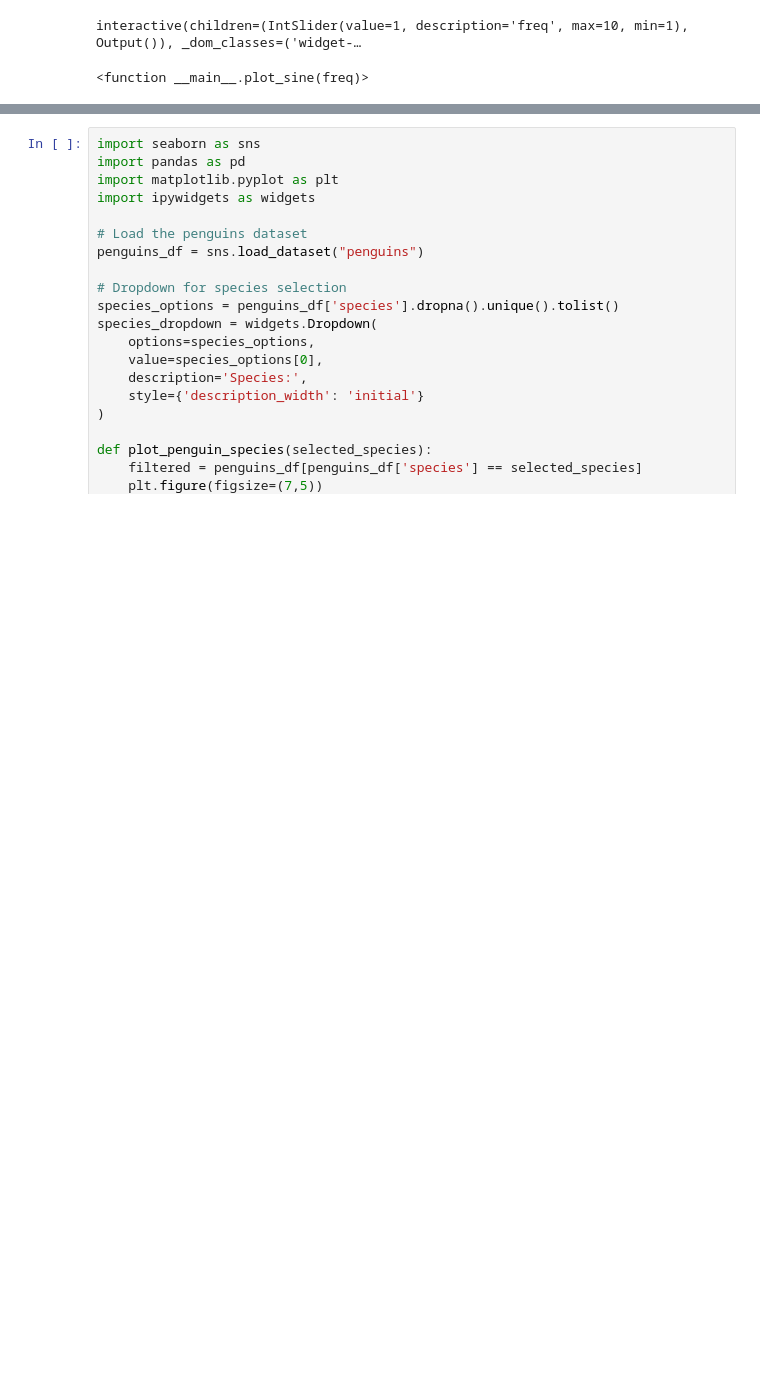
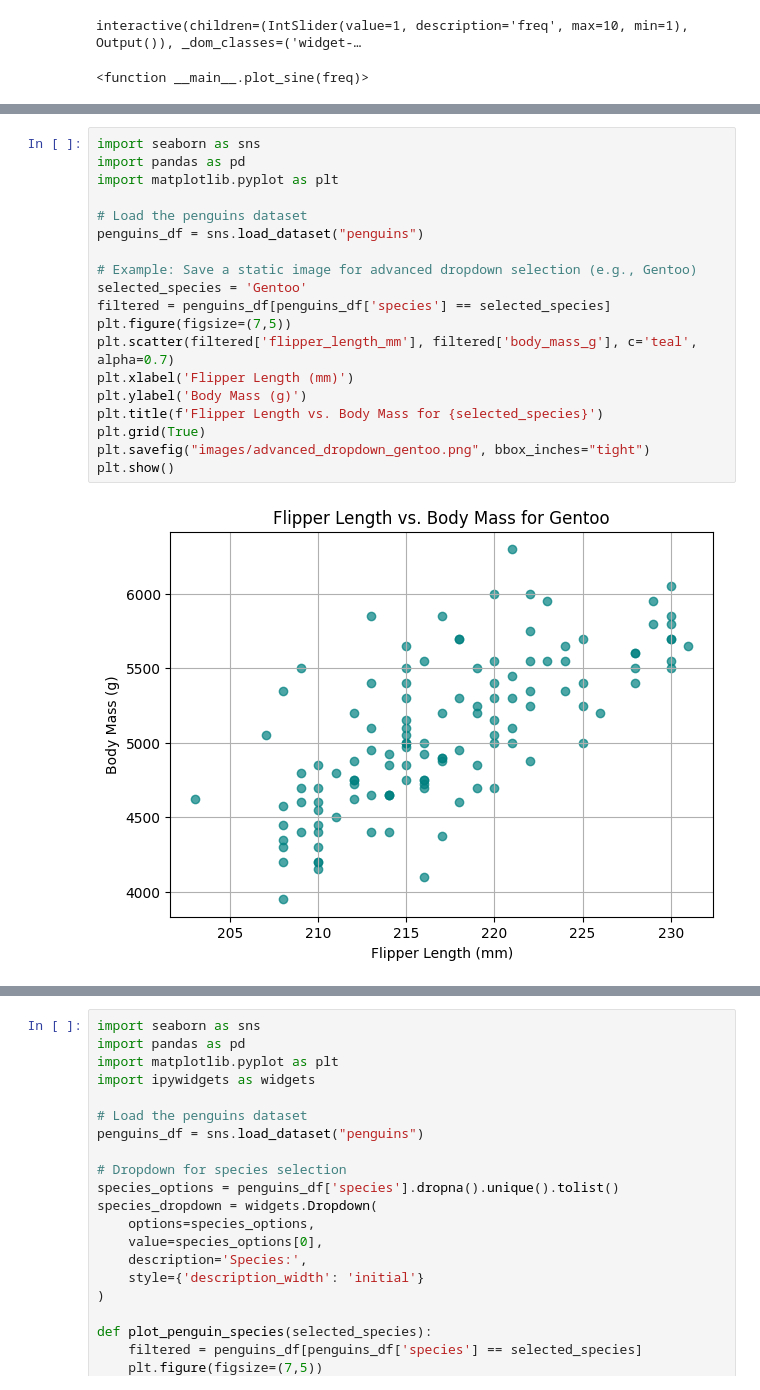
Before and after one commit to ksteele3712/datafun_04_notebook, a Jupyter notebook: kristinesteele-notebook.ipynb, the cells around one changed output, grey strips where cells are left out. Saved outputs shown, nothing was run; the diff lists cells and outputs as text; blank space fills up the shorter version.

```diff
--- a/kristinesteele-notebook.ipynb
+++ b/kristinesteele-notebook.ipynb
@@ -256,0 +257,21 @@ Select a penguin species from the dropdown to view a dynamic scatterplot of flip
+# %%
+import seaborn as sns
+import pandas as pd
+import matplotlib.pyplot as plt
+
+# Load the penguins dataset
+penguins_df = sns.load_dataset("penguins")
+
+# Example: Save a static image for advanced dropdown selection (e.g., Gentoo)
+selected_species = 'Gentoo'
+filtered = penguins_df[penguins_df['species'] == selected_species]
+plt.figure(figsize=(7,5))
+plt.scatter(filtered['flipper_length_mm'], filtered['body_mass_g'], c='teal', alpha=0.7)
+plt.xlabel('Flipper Length (mm)')
+plt.ylabel('Body Mass (g)')
+plt.title(f'Flipper Length vs. Body Mass for {selected_species}')
+plt.grid(True)
+plt.savefig("images/advanced_dropdown_gentoo.png", bbox_inches="tight")
+plt.show()
+# %% [output]
+[figure, added]
```
Also changed, not shown: parts of 11 cells of this notebook, 3 other files.
